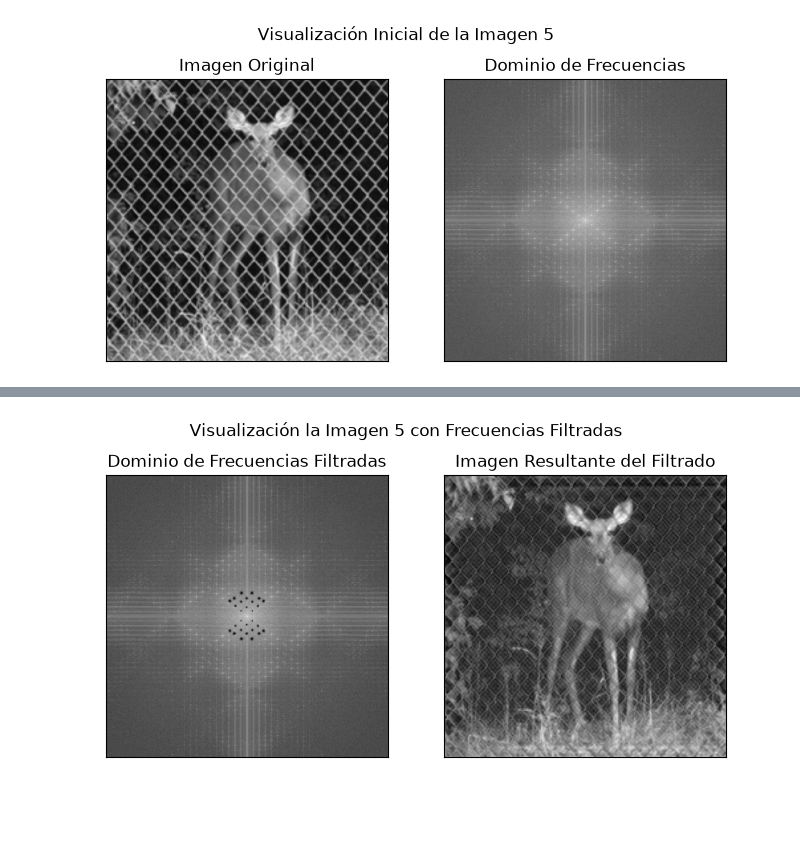
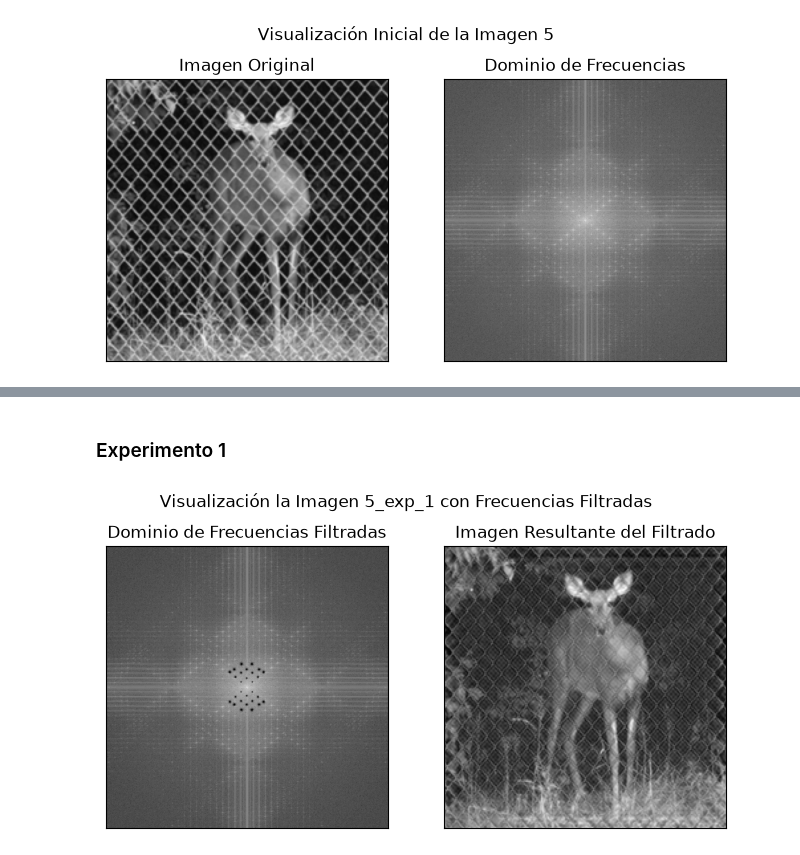
Before and after one commit to alexisuaguilaru/ProcDigImg, a Jupyter notebook: Proy04/proyecto.ipynb, the cells around one changed output, grey strips where cells are left out. Saved outputs shown, nothing was run; the diff lists cells and outputs as text; code cells hidden in the pictures; blank space fills up the shorter version.

```diff
--- a/Proy04/proyecto.ipynb
+++ b/Proy04/proyecto.ipynb
@@ -382,23 +443,25 @@ initial_description(img_5, fft_5, name_5);
+# %% [markdown]
+### Experimento 1
 # %%
 fig, filtered_img_5 = apply_frequencies_filter(
     fft_5,
-    name_5,
+    name_5+"_exp_1",
     [
         ((16, -14), 0.001, 2),
         ((32, -28), 0.001, 2),
         ((48, -42), 0.001, 2),
         ((16, 14), 0.001, 2),
         ((32, 28), 0.001, 2),
         ((48, 42), 0.001, 2),
         ((0, 25), 0.001, 2),
         ((0, 50), 0.001, 2),
         ((16, -40), 0.001, 2),
         ((16, 40), 0.001, 2),
         ((35, -50), 0.001, 2),
         ((35, 50), 0.001, 2),
         ((15, 65), 0.001, 2),
         ((15, -65), 0.001, 2),
     ]
 );
 # %% [output]
-[figure, old version]
+[figure, new version]
```
Also changed, not shown: parts of 9 cells of this notebook, 9 other files.
